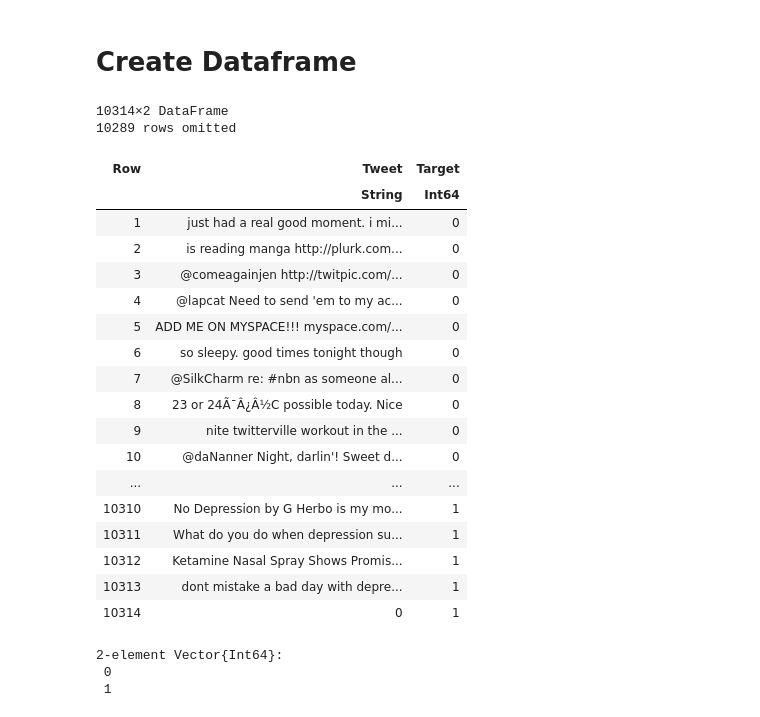
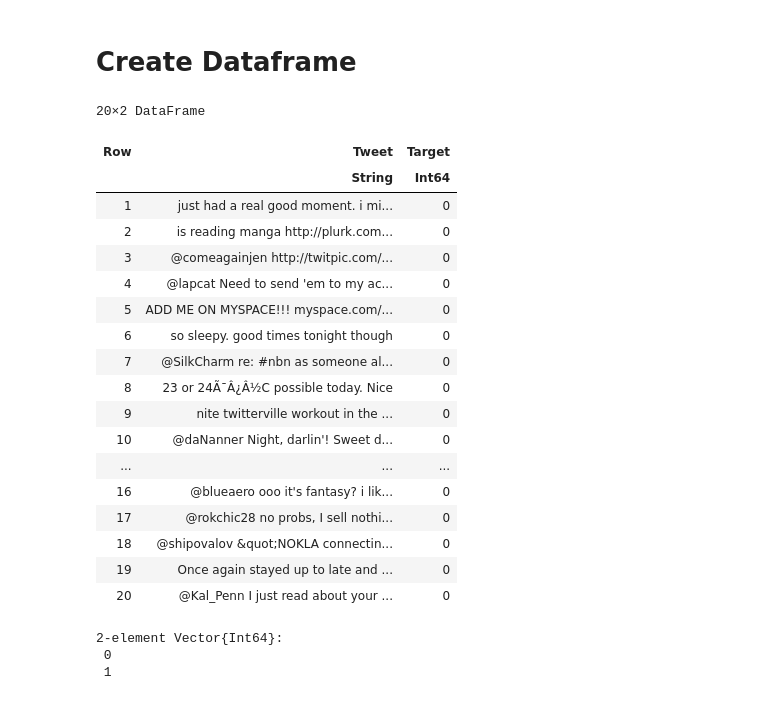
Before and after one commit to BryanEgbert/sentimental_analysis, a Jupyter notebook: eda2.ipynb, the cells around one changed output. Cells and saved outputs as stored; diff of their text form; code cells hidden in the pictures.

```diff
--- a/eda2.ipynb
+++ b/eda2.ipynb
@@ -53,31 +54,30 @@ end
 # %%
 df = CSV.File(open("sentiment_tweets3.csv", enc"ISO-8859-1")) |> DataFrame
 rename!(df, [:Id, :Tweet, :Target])
 
 df = select!(df, Not([:Id]))
 
-df
+first(df, 20)
 # %% [output]
-10314×2 DataFrame
-10289 rows omitted
+20×2 DataFrame
 | Row | Tweet | Target |
 |  | String | Int64 |
 | 1 | just had a real good moment. i mi... | 0 |
 | 2 | is reading manga http://plurk.com... | 0 |
 | 3 | @comeagainjen http://twitpic.com/... | 0 |
 | 4 | @lapcat Need to send 'em to my ac... | 0 |
 | 5 | ADD ME ON MYSPACE!!! myspace.com/... | 0 |
 | 6 | so sleepy. good times tonight though | 0 |
 | 7 | @SilkCharm re: #nbn as someone al... | 0 |
 | 8 | 23 or 24Ã¯Â¿Â½C possible today. Nice | 0 |
 | 9 | nite twitterville workout in the ... | 0 |
 | 10 | @daNanner Night, darlin'! Sweet d... | 0 |
 | ... | ... | ... |
-| 10310 | No Depression by G Herbo is my mo... | 1 |
-| 10311 | What do you do when depression su... | 1 |
-| 10312 | Ketamine Nasal Spray Shows Promis... | 1 |
-| 10313 | dont mistake a bad day with depre... | 1 |
-| 10314 | 0 | 1 |
+| 16 | @blueaero ooo it's fantasy? i lik... | 0 |
+| 17 | @rokchic28 no probs, I sell nothi... | 0 |
+| 18 | @shipovalov &quot;NOKLA connectin... | 0 |
+| 19 | Once again stayed up to late and ... | 0 |
+| 20 | @Kal_Penn I just read about your ... | 0 |
 # %%
 df.Target = coerce(df.Target, OrderedFactor)
 df.Tweet = TextAnalysis.StringDocument.(df[:, :Tweet])
```
Also changed, not shown: parts of 55 cells of this notebook, 3 other files.
